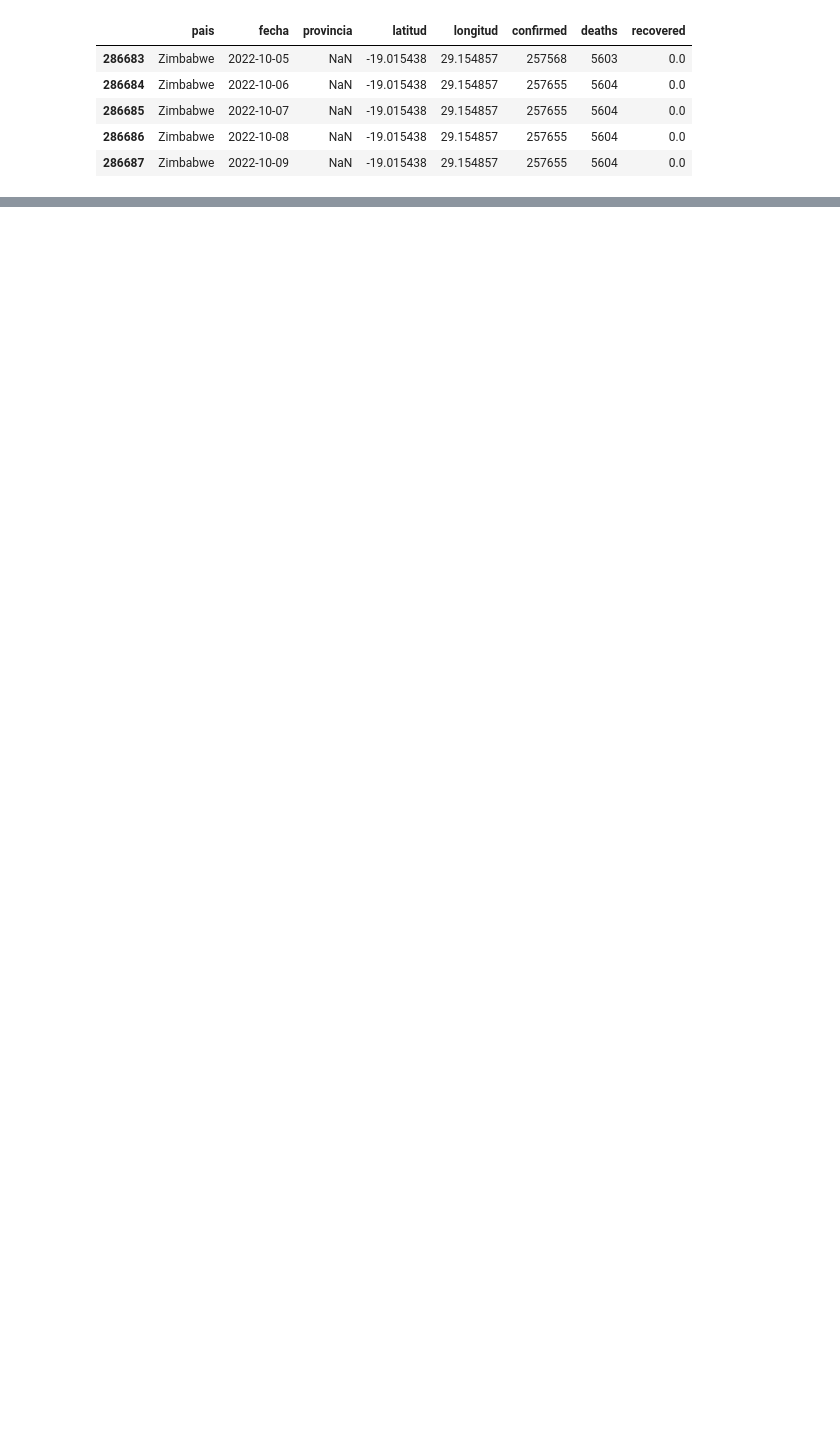
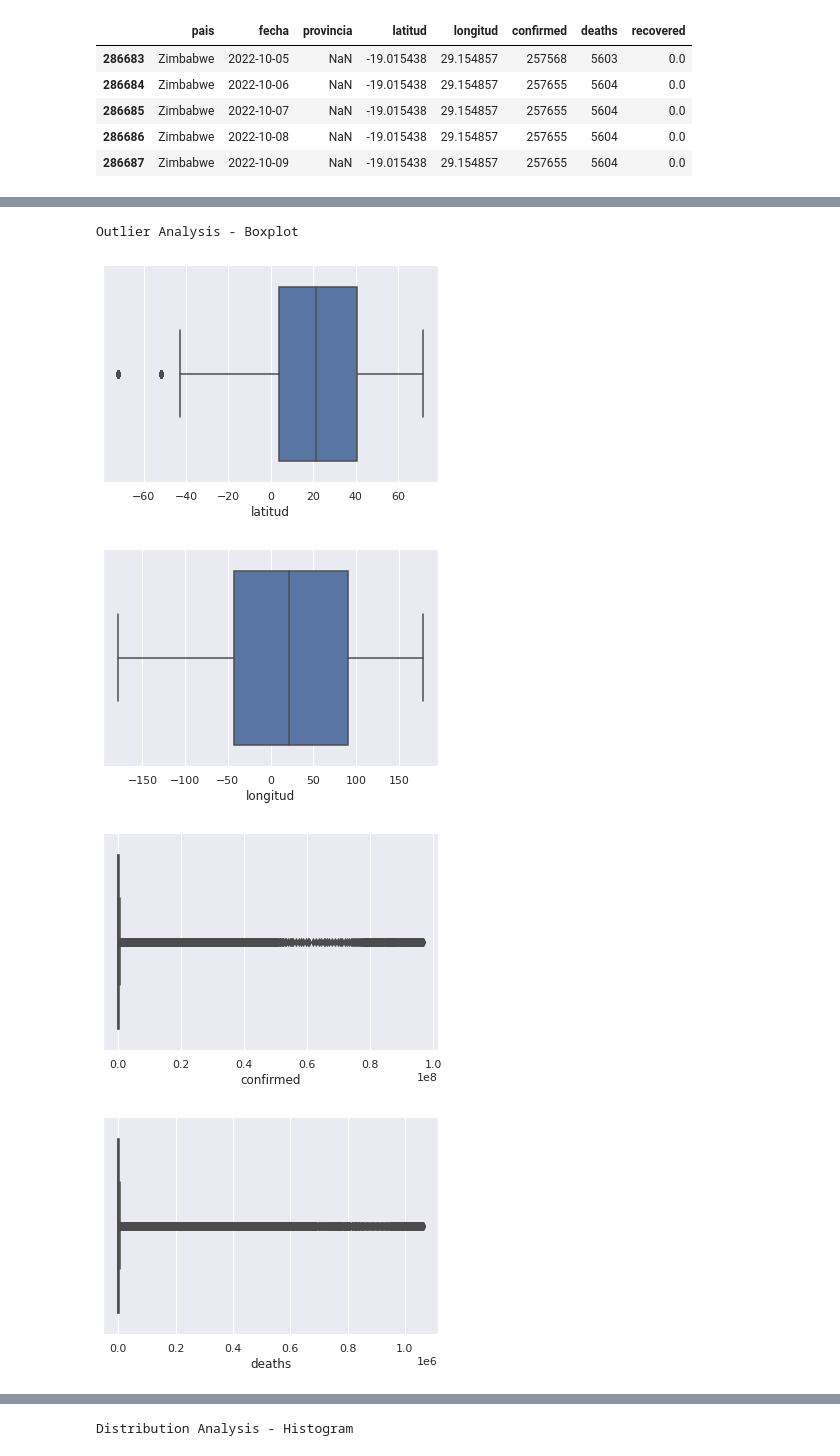
Before and after one commit to raulangelj/DS-Lab8, a Jupyter notebook: Laboratorio8.ipynb, the cells around one changed output, grey strips where cells are left out. Saved outputs shown, nothing was run; the diff lists cells and outputs as text; code cells hidden in the pictures; blank space fills up the shorter version.

```diff
--- a/Laboratorio8.ipynb
+++ b/Laboratorio8.ipynb
@@ -74,0 +128,5 @@ df_covid.tail()
+# %%
+#Se notan datos negativos en los recuperados, por lo que se deben eliminar para que no afecte
+print(len(df_covid)) #datos antes
+df_covid = df_covid.query("not(recovered<0)")
+print(len(df_covid)) #datos despues
@@ -74,0 +177,12 @@ df_covid.tail()
+# %%
+#Se estandarizan los nombres de variables
+df_covid = clean(df_covid, method="standardize")
+# %%
+#Se hace boxplot de las numericas
+eda_num(df_covid)
+# %% [output]
+Outlier Analysis - Boxplot
+[figure, added]
+[figure, added]
+[figure, added]
+[figure, added]
@@ -74,0 +190 @@ df_covid.tail()
+Distribution Analysis - Histogram
```
Also changed, not shown: parts of 15 cells of this notebook.
